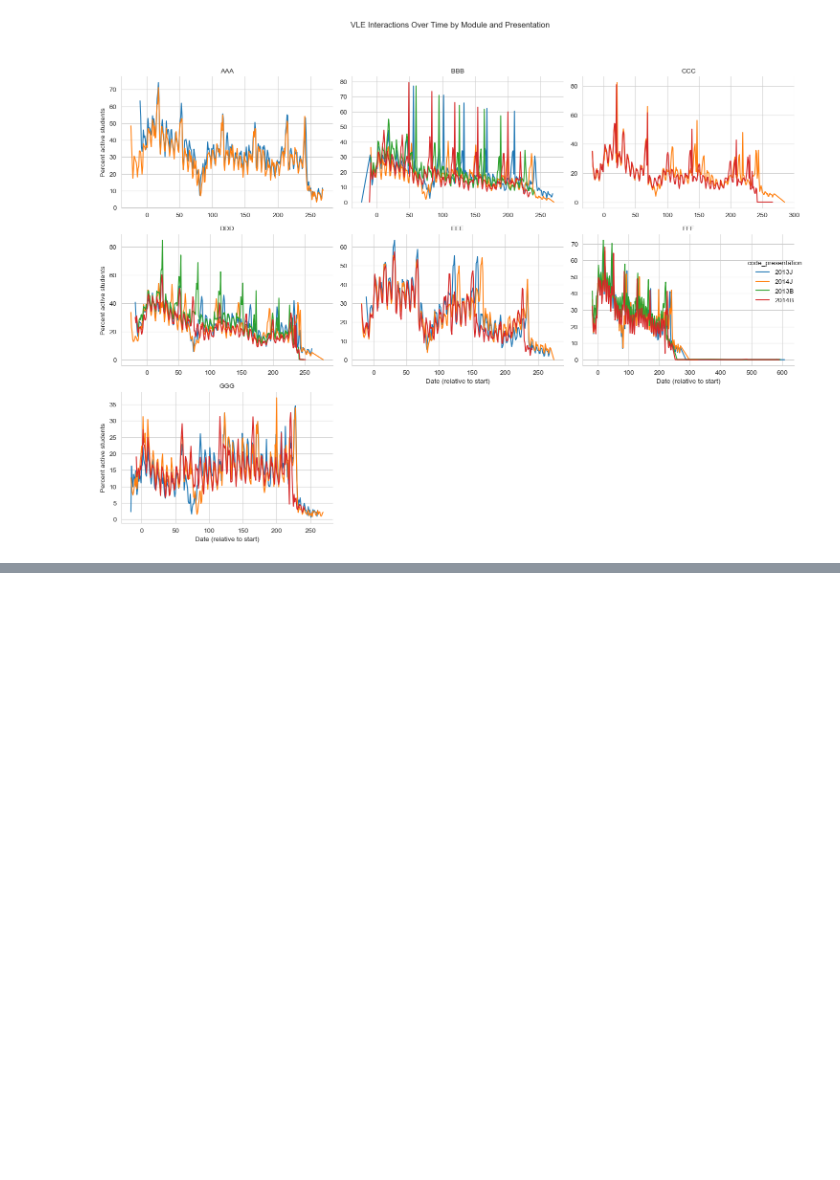
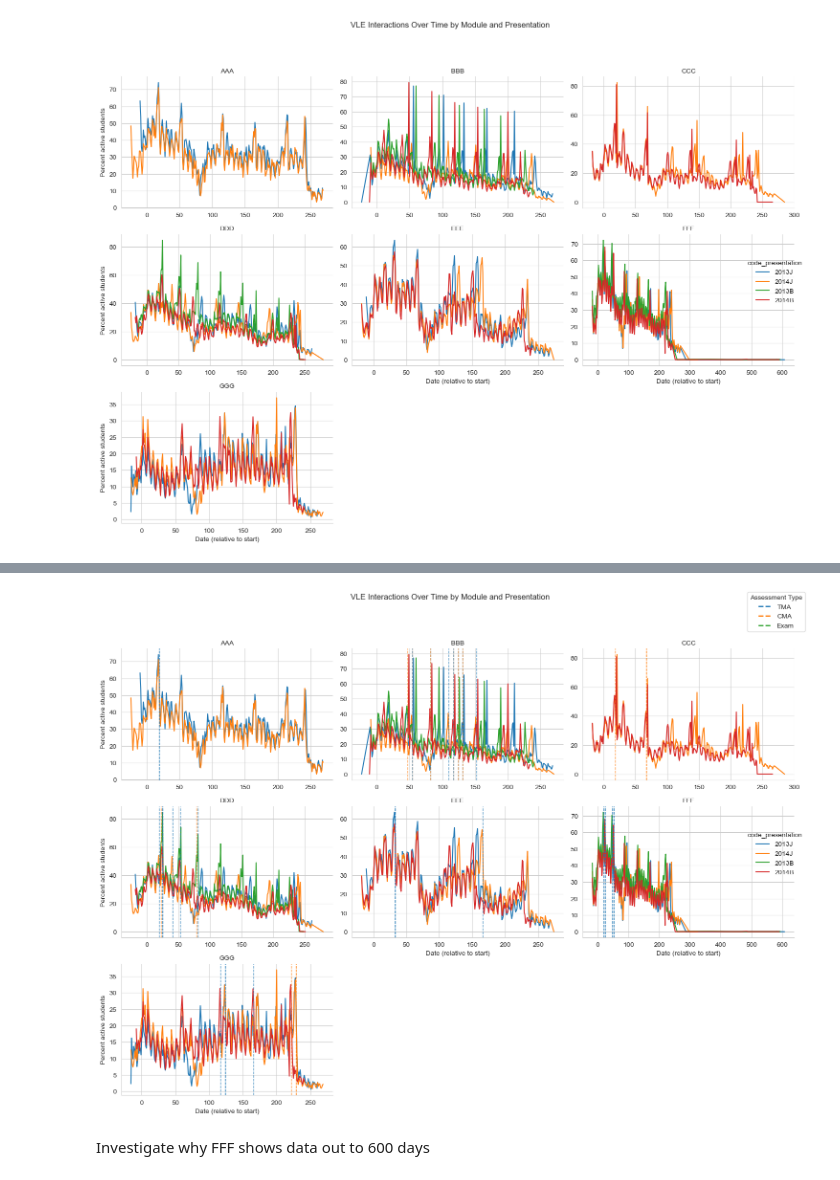
Before and after one commit to Erdos-Projects/fall-2025-risk-factors-in-online-courses, a Jupyter notebook: module_presentation_metadata_comparison.ipynb, the cells around one changed output, grey strips where cells are left out. Saved outputs shown, nothing was run; the diff lists cells and outputs as text; code cells hidden in the pictures; blank space fills up the shorter version.

```diff
--- a/module_presentation_metadata_comparison.ipynb
+++ b/module_presentation_metadata_comparison.ipynb
@@ -256,0 +267,6 @@ df_vle.head()
+# %%
+df_assessment_duedates = df_meta_assessments[
+    ["code_module", "code_presentation", "id_assessment", "assessment_type", "due_date", "weight"]
+].drop_duplicates()
+
+df_assessment_duedates.head()
@@ -346,0 +428,8 @@ plt.show()
+# %%
+peaks_with_assessment = (
+    peaks
+    .merge(df_assessment_duedates, on=["code_module", "code_presentation"], how="left")
+    .assign(days_to_due=lambda x: x['date'] - x['due_date'])
+)
+
+peaks_with_assessment
@@ -346,0 +450,4 @@ plt.show()
+# %%
+# Check if peaks happen within ±2 days of due dates
+near_due = peaks_with_assessment.query("days_to_due.abs() <= 2")
+print(near_due[['code_module', 'code_presentation', 'date', 'due_date', 'days_to_due',"assessment_type","weight"]])
@@ -346,0 +472,57 @@ plt.show()
+# %%
+# Base plot
+g = sns.relplot(
+    data=daily_avg_vle,
+    x="date",
+    y="percent_active_students",
+    hue="code_presentation",
+    kind="line",
+    col="code_module",
+    col_wrap=3,
+    height=3.5,
+    aspect=1.3,
+    facet_kws={"sharey": False, "sharex": False}
+)
+
+type_colors = {
+    "TMA": "tab:blue",
+    "CMA": "tab:orange",
+    "Exam": "tab:green"
+}
+
+near_due_unique = near_due[
+    ["code_module", "code_presentation", "assessment_type", "due_date"]
+].drop_duplicates()
+
+# Overlay due dates with colors by assessment type
+for (code_module, ax) in g.axes_dict.items():
+    subset_due = near_due_unique[near_due_unique["code_module"] == code_module]
+    for _, row in subset_due.iterrows():
+        ax.axvline(
+            x=row["due_date"],
+            color=type_colors.get(row["assessment_type"], "gray"),  # fallback color
+            linestyle="--",
+            linewidth=1.0,
+            alpha=0.8
+        )
+
+# Titles and labels
+g.set_titles(col_template="{col_name}")
+g.set_axis_labels("Date (relative to start)", "Percent active students")
+g.fig.suptitle("VLE Interactions Over Time by Module and Presentation", y=1.05)
+
+# Add a legend manually
+from matplotlib.lines import Line2D
+handles = [Line2D([0], [0], color=c, lw=2, ls="--", label=atype)
+           for atype, c in type_colors.items()]
+g.fig.legend(handles=handles, title="Assessment Type", loc="upper right")
+
+
+plt.tight_layout()
+plt.show()
+
+# Some of the peaks (top 5 were identified for each module-presentation) are associated with assessments. But others are not.
+# %% [output]
+[figure, added]
+# %% [markdown]
+Investigate why FFF shows data out to 600 days
```
Also changed, not shown: parts of 13 cells of this notebook, 1 other file.
